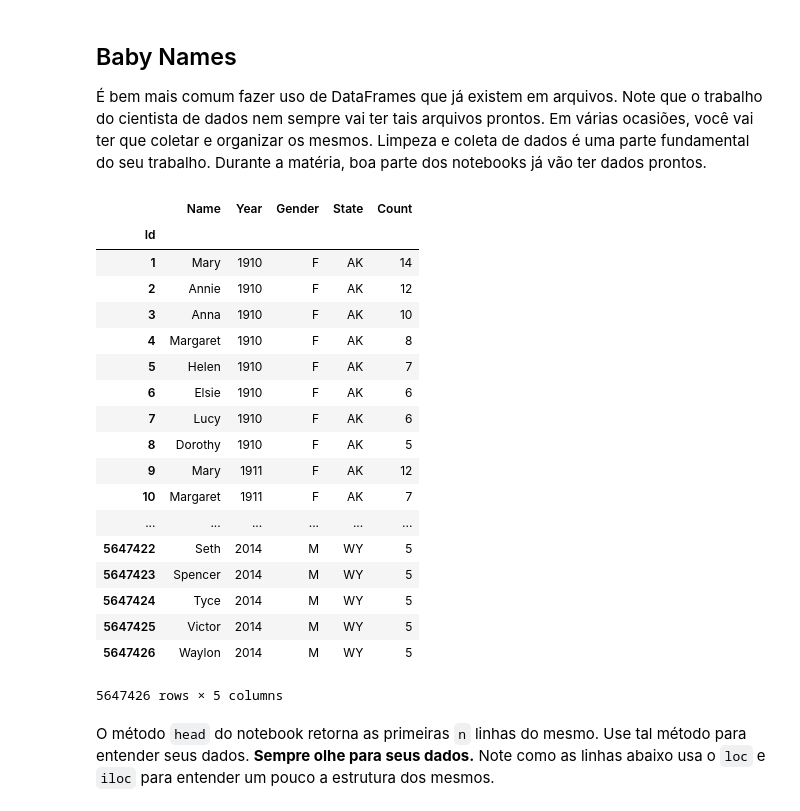
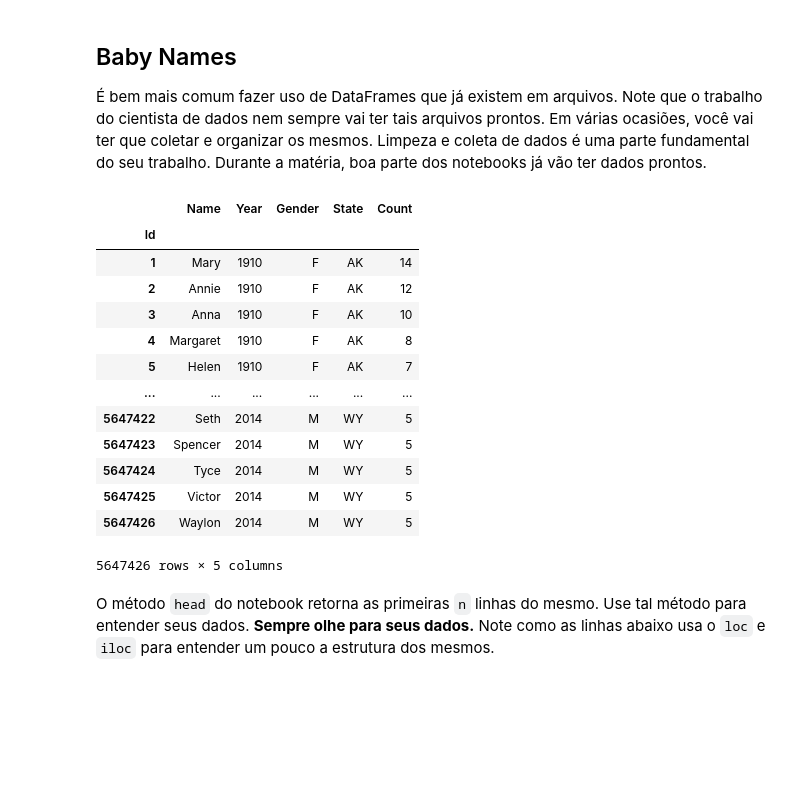
Before and after one commit to icd-ufmg/material, a Jupyter notebook: aulas/03-Tabelas-e-Tipos-de-Dados/Aula03-Tabelas.ipynb, the cells around one changed output. Cells and saved outputs as stored; diff of their text form; code cells hidden in the pictures; blank space fills up the shorter version.

```diff
--- a/aulas/03-Tabelas-e-Tipos-de-Dados/Aula03-Tabelas.ipynb
+++ b/aulas/03-Tabelas-e-Tipos-de-Dados/Aula03-Tabelas.ipynb
@@ -270,21 +270,16 @@ Id,Name,Year,Gender,State,Count
 
 É bem mais comum fazer uso de DataFrames que já existem em arquivos. Note que o trabalho do cientista de dados nem sempre vai ter tais arquivos prontos. Em várias ocasiões, você vai ter que coletar e organizar os mesmos. Limpeza e coleta de dados é uma parte fundamental do seu trabalho. Durante a matéria, boa parte dos notebooks já vão ter dados prontos.
 # %%
-df = pd.read_csv('baby.csv', index_col=0)
+df = pd.read_csv('https://media.githubusercontent.com/media/icd-ufmg/material/master/aulas/03-Tabelas-e-Tipos-de-Dados/baby.csv', index_col=0)
 df
 # %% [output]
 |  | Name | Year | Gender | State | Count |
 | Id |  |  |  |  |  |
 | 1 | Mary | 1910 | F | AK | 14 |
 | 2 | Annie | 1910 | F | AK | 12 |
 | 3 | Anna | 1910 | F | AK | 10 |
 | 4 | Margaret | 1910 | F | AK | 8 |
 | 5 | Helen | 1910 | F | AK | 7 |
-| 6 | Elsie | 1910 | F | AK | 6 |
-| 7 | Lucy | 1910 | F | AK | 6 |
-| 8 | Dorothy | 1910 | F | AK | 5 |
-| 9 | Mary | 1911 | F | AK | 12 |
-| 10 | Margaret | 1911 | F | AK | 7 |
 | ... | ... | ... | ... | ... | ... |
 | 5647422 | Seth | 2014 | M | WY | 5 |
 | 5647423 | Spencer | 2014 | M | WY | 5 |
```
Also changed, not shown: parts of 8 cells of this notebook, 20 other files.
